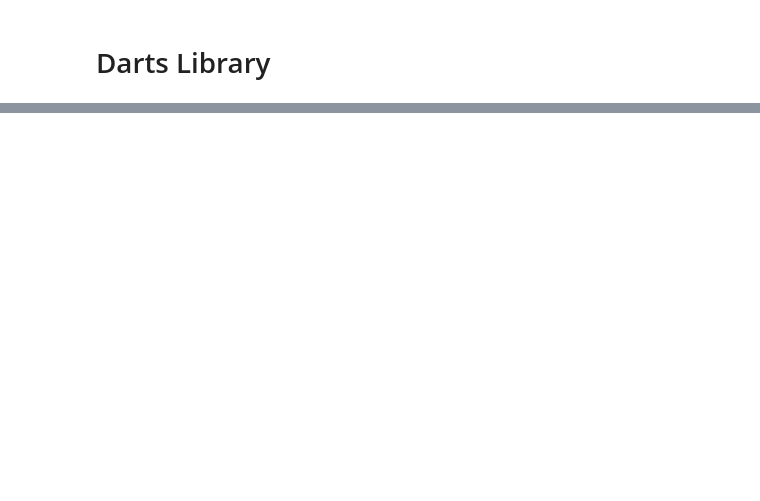
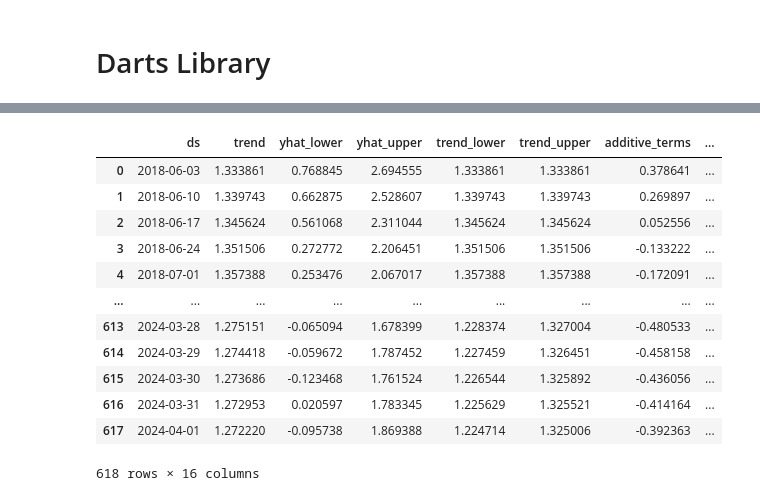
Before and after one commit to bibi643/Air_quality_India_kaggle, a Jupyter notebook: air_qual.ipynb, the cells around one changed output, grey strips where cells are left out. Drawn from its saved outputs; the diff is of its cells as text; code cells hidden in the pictures; blank space fills up the shorter version.

Commit message:
prphet predictions

```diff
--- a/air_qual.ipynb
+++ b/air_qual.ipynb
@@ -166,0 +176,3 @@ plt.legend()
+# %%
+co_clean=co_clean.reset_index()
+co_clean.info()
@@ -166,0 +207,5 @@ plt.legend()
+# %%
+# Preparing the dataset
+co_clean=co_clean.rename(columns={'From Date':'ds',
+                                  'CO (mg/m3)':'y'})
+co_clean
@@ -166,0 +226,3 @@ plt.legend()
+# %%
+m=Prophet()
+m.fit(co_clean)
@@ -166,0 +233,3 @@ plt.legend()
+# %%
+future=m.make_future_dataframe(periods=365)
+future
@@ -166,0 +250,17 @@ plt.legend()
+# %%
+forecast=m.predict(future)
+forecast
+# %% [output]
+|  | ds | trend | yhat_lower | yhat_upper | trend_lower | trend_upper | additive_terms | ... |
+| 0 | 2018-06-03 | 1.333861 | 0.768845 | 2.694555 | 1.333861 | 1.333861 | 0.378641 | ... |
+| 1 | 2018-06-10 | 1.339743 | 0.662875 | 2.528607 | 1.339743 | 1.339743 | 0.269897 | ... |
+| 2 | 2018-06-17 | 1.345624 | 0.561068 | 2.311044 | 1.345624 | 1.345624 | 0.052556 | ... |
+| 3 | 2018-06-24 | 1.351506 | 0.272772 | 2.206451 | 1.351506 | 1.351506 | -0.133222 | ... |
+| 4 | 2018-07-01 | 1.357388 | 0.253476 | 2.067017 | 1.357388 | 1.357388 | -0.172091 | ... |
+| ... | ... | ... | ... | ... | ... | ... | ... | ... |
+| 613 | 2024-03-28 | 1.275151 | -0.065094 | 1.678399 | 1.228374 | 1.327004 | -0.480533 | ... |
+| 614 | 2024-03-29 | 1.274418 | -0.059672 | 1.787452 | 1.227459 | 1.326451 | -0.458158 | ... |
+| 615 | 2024-03-30 | 1.273686 | -0.123468 | 1.761524 | 1.226544 | 1.325892 | -0.436056 | ... |
+| 616 | 2024-03-31 | 1.272953 | 0.020597 | 1.783345 | 1.225629 | 1.325521 | -0.414164 | ... |
+| 617 | 2024-04-01 | 1.272220 | -0.095738 | 1.869388 | 1.224714 | 1.325006 | -0.392363 | ... |
+618 rows × 16 columns
```
Also changed, not shown: parts of 27 cells of this notebook.
